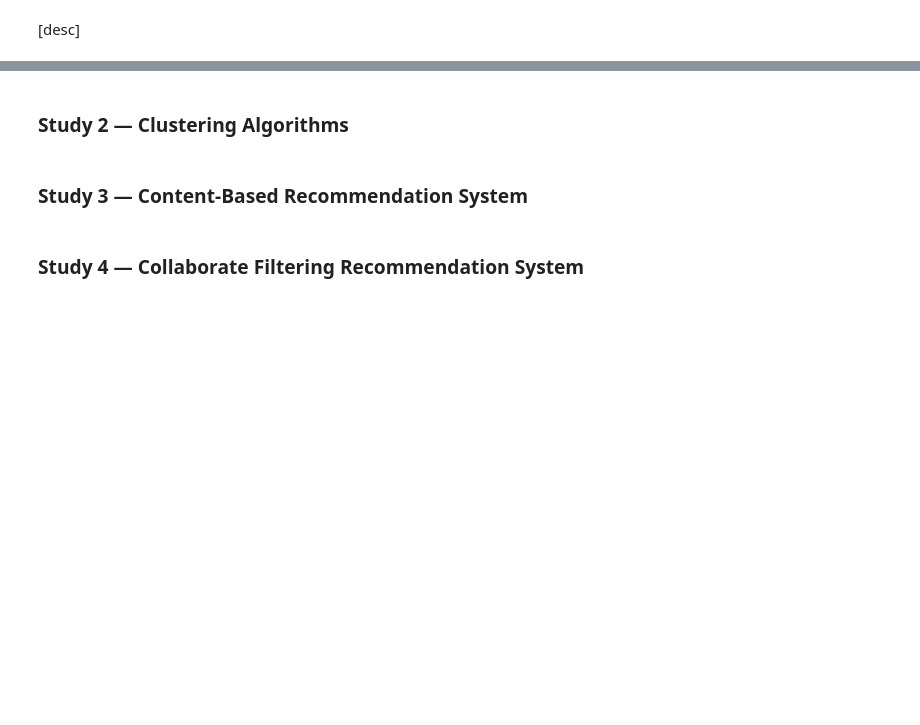
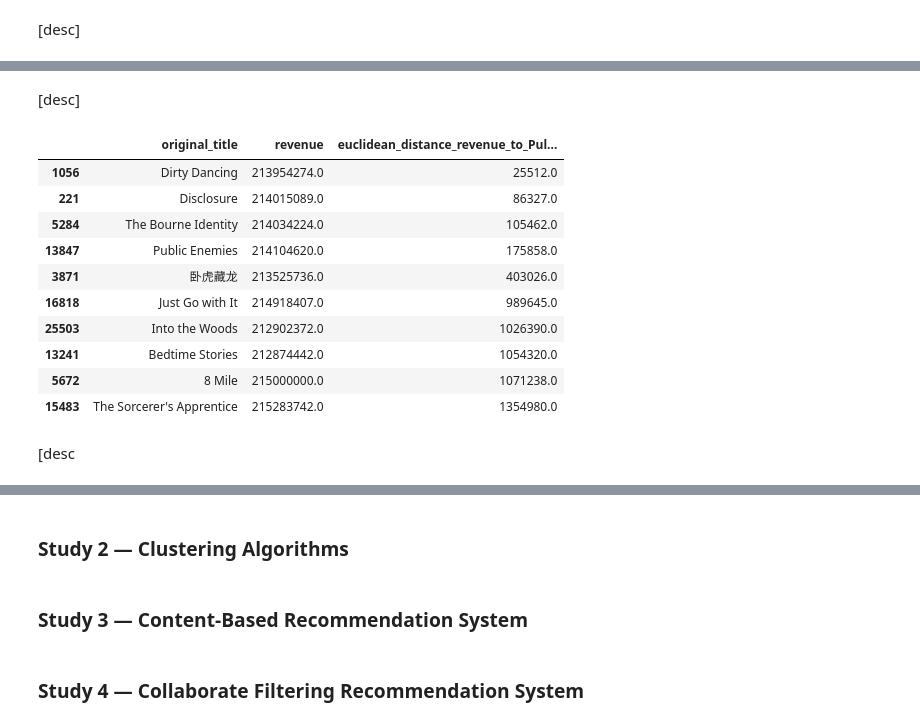
Before and after one commit to BrentMRPalmer/CSI4142-A4, a Jupyter notebook: UnsupervisedLearning.ipynb, the cells around one changed output, grey strips where cells are left out. Cells and saved outputs as stored; diff of their text form; code cells hidden in the pictures; blank space fills up the shorter version.

```diff
--- a/UnsupervisedLearning.ipynb
+++ b/UnsupervisedLearning.ipynb
@@ -230,0 +236,8 @@ Name: genres, Length: 45449, dtype: object
+# %%
+def handle_false_company(companies):
+    if companies == "False":
+        return []
+    else:
+        return companies
+
+cleaned_metadata_df["production_companies"] = cleaned_metadata_df["production_companies"].apply(handle_false_company)
@@ -354,8 +508,9 @@ cleaned_metadata_df[["original_title", "genres", new_feature_name]].sort_values(
 # Store the title used to compute the edit distance
 reference_title = "Back to the Future"
 
-# Apply the Levenshtein.distance function from the Levenshtein package to compute the edit distance between "Back to the Future" and the title of every other movie
-cleaned_metadata_df["edit_distance_title_to_bttf"] = cleaned_metadata_df["original_title"].apply(
+# Apply the Levenshtein.distance function from the Levenshtein library to compute the edit distance between the reference title and the title of every other movie
+new_feature_name = "edit_distance_title_to" + reference_title
+cleaned_metadata_df[new_feature_name] = cleaned_metadata_df["original_title"].apply(
     lambda title: Levenshtein.distance(reference_title, title)
 )
 
@@ -364,7 +519,7 @@ print(f"The reference title: {reference_title}\n")
 
 # Print five example rows
 print(f"Examples of five rows with edit distance to {reference_title} based on the movie title:")
-cleaned_metadata_df[["original_title", "edit_distance_title_to_bttf"]].head(5)
+cleaned_metadata_df[["original_title", new_feature_name]].head(5)
 # %% [output]
 The reference title: Back to the Future
 
@@ -377,0 +559,21 @@ Examples of five rows with edit distance to Back to the Future based on the movi
+# %%
+# Similarity Measure 3 — Euclidean Distance on Revenue
+
+# Select the reference movie
+reference_movie = "Pulp Fiction"
+
+# Store the revenue for the reference movie
+reference_revenue =  float(cleaned_metadata_df[cleaned_metadata_df["original_title"]==reference_movie]["revenue"].iloc[0])
+
+# Apply the math.dist() function from the math library to compute the Euclidean distance between the revenue of the reference movie and the revenue of every other movie
+new_feature_name = "euclidean_distance_revenue_to_" + reference_movie
+cleaned_metadata_df[new_feature_name] = cleaned_metadata_df["revenue"].apply(
+    lambda revenue: math.dist([reference_revenue], [revenue])
+)
+
+# Print the revenue of the reference movie
+print(f"The revenue of {reference_movie}: {reference_revenue}\n")
+
+# Print five example rows
+print(f"Examples of five rows with Euclidean distance to {reference_movie} based on the movie revenue:")
+cleaned_metadata_df[["original_title", "revenue", new_feature_name]].head(20).tail(5)
@@ -377,0 +590,19 @@ Examples of five rows with edit distance to Back to the Future based on the movi
+# %% [markdown]
+[desc]
+# %%
+# Request: Show me the top 10 movies with a similar revenue to the reference movie
+cleaned_metadata_df.loc[cleaned_metadata_df["original_title"] != reference_movie, ["original_title", "revenue", new_feature_name]].sort_values(new_feature_name).head(10)
+# %% [output]
+|  | original_title | revenue | euclidean_distance_revenue_to_Pul... |
+| 1056 | Dirty Dancing | 213954274.0 | 25512.0 |
+| 221 | Disclosure | 214015089.0 | 86327.0 |
+| 5284 | The Bourne Identity | 214034224.0 | 105462.0 |
+| 13847 | Public Enemies | 214104620.0 | 175858.0 |
+| 3871 | 卧虎藏龙 | 213525736.0 | 403026.0 |
+| 16818 | Just Go with It | 214918407.0 | 989645.0 |
+| 25503 | Into the Woods | 212902372.0 | 1026390.0 |
+| 13241 | Bedtime Stories | 212874442.0 | 1054320.0 |
+| 5672 | 8 Mile | 215000000.0 | 1071238.0 |
+| 15483 | The Sorcerer's Apprentice | 215283742.0 | 1354980.0 |
+# %% [markdown]
+[desc
```
Also changed, not shown: parts of 30 cells of this notebook, 1 other file.
